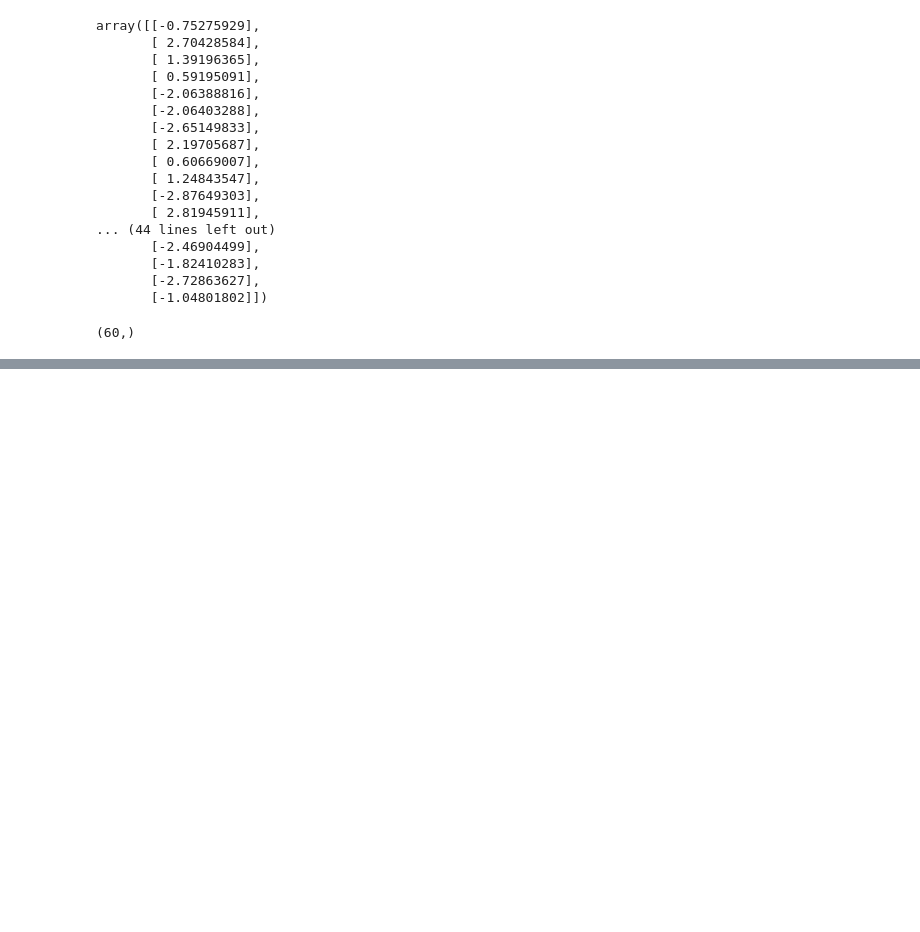
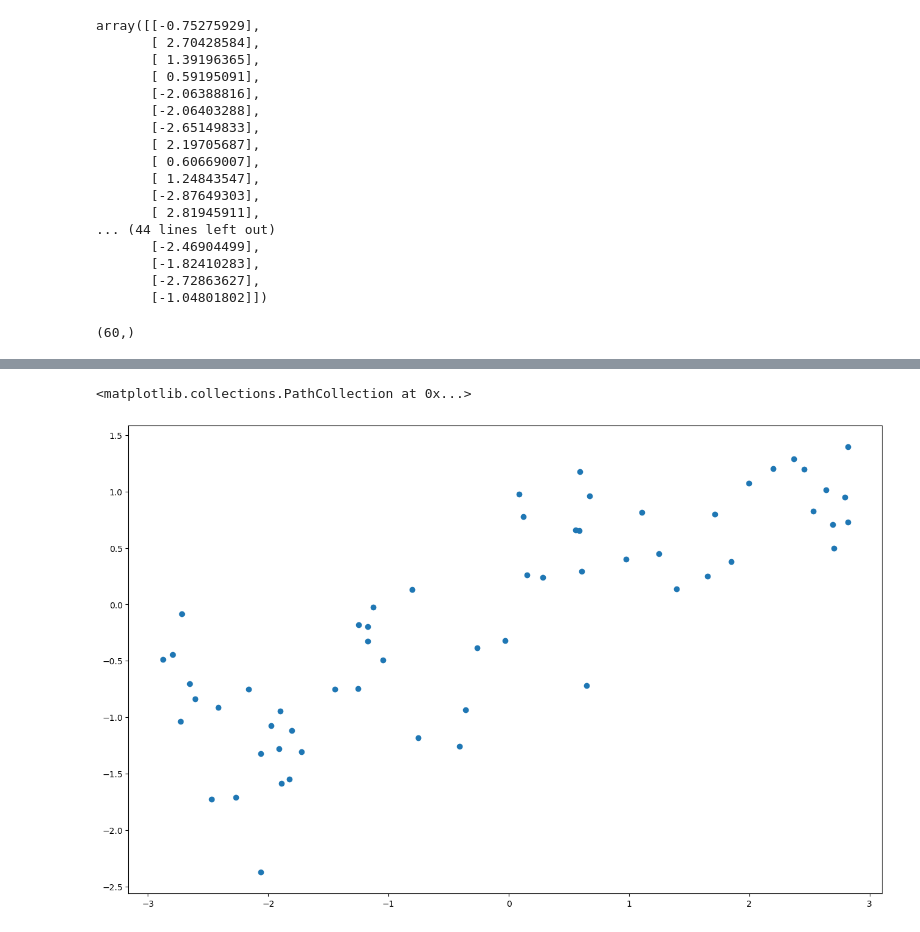
Before and after one commit to mohamedishhaq/machine-learning, a Jupyter notebook: Notes/Linear Regression/synthetic dataset.ipynb, the cells around one changed output, grey strips where cells are left out. Cells and saved outputs as stored; diff of their text form; code cells hidden in the pictures; blank space fills up the shorter version.

```diff
--- a/Notes/Linear Regression/synthetic dataset.ipynb
+++ b/Notes/Linear Regression/synthetic dataset.ipynb
@@ -51,0 +67,7 @@ y.shape
+# %%
+import matplotlib.pyplot as plt
+figure = plt.figure(figsize=[16,10])
+plt.scatter(X,y)
+# %% [output]
+<matplotlib.collections.PathCollection at 0x...>
+[figure, added]
```
Also changed, not shown: parts of 2 cells of this notebook.
